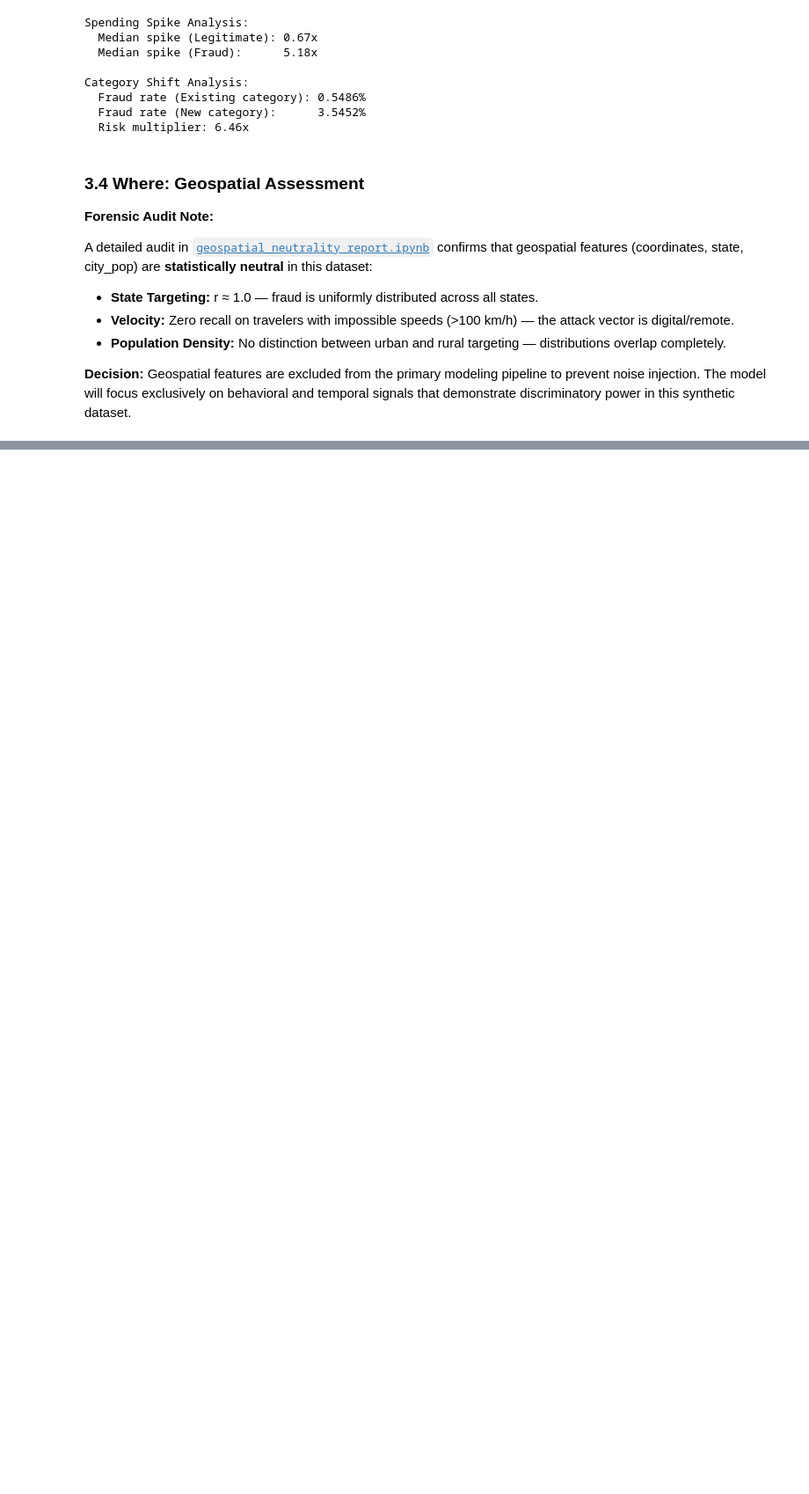
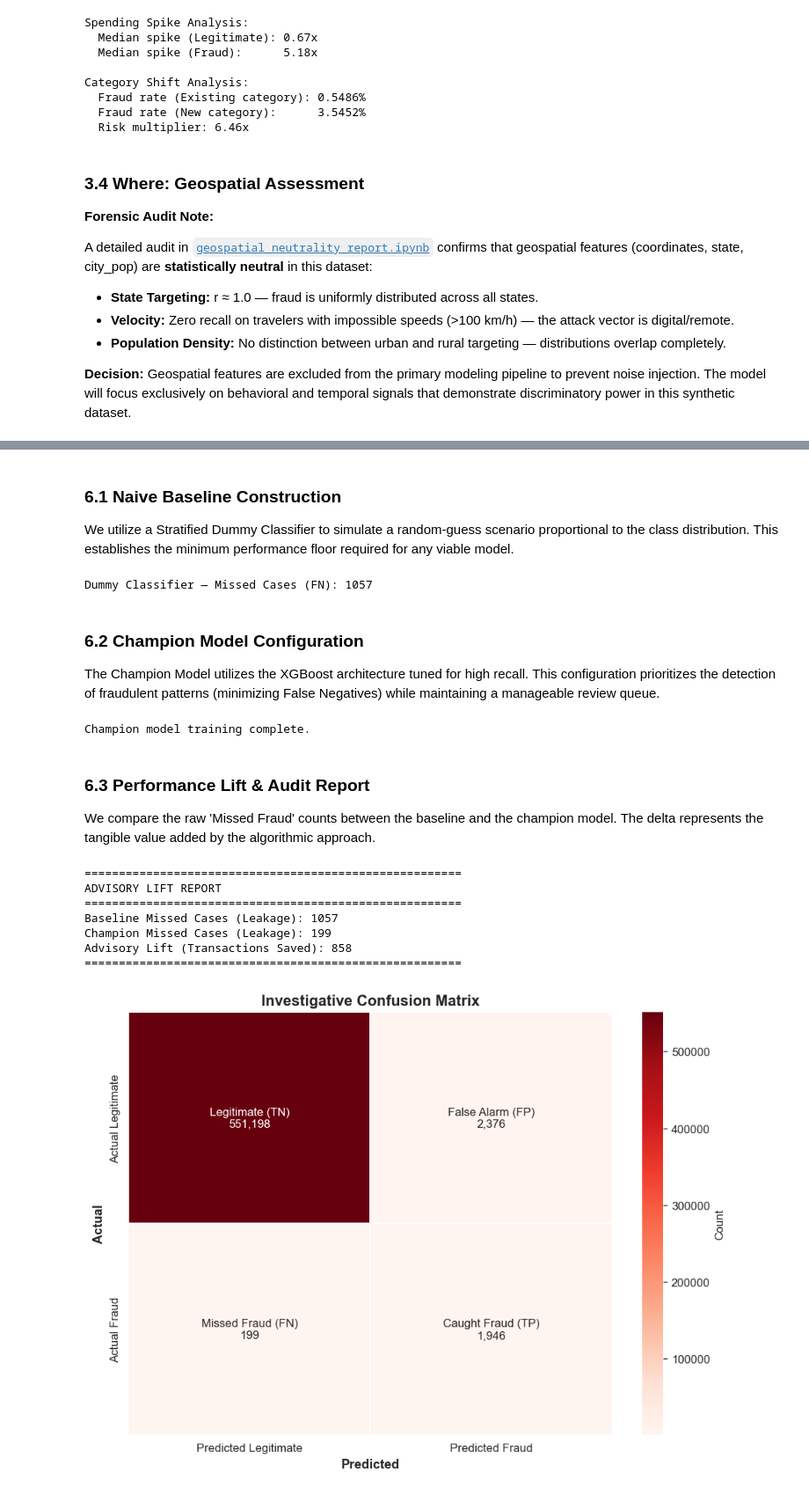
Before and after one commit to MachineheadLearning/fraud-forensics-pipeline, a Jupyter notebook: notebooks/analysis.ipynb, the cells around one changed output, grey strips where cells are left out. Shown at 88% size. Drawn from its saved outputs; the diff is of its cells as text; code cells hidden in the pictures; blank space fills up the shorter version.

```diff
--- a/notebooks/analysis.ipynb
+++ b/notebooks/analysis.ipynb
@@ -390,0 +534,79 @@ trans_date_trans_time    amt  spike_factor  is_new_category  trans_count_7d
+# %% [markdown]
+### 6.1 Naive Baseline Construction
+
+We utilize a Stratified Dummy Classifier to simulate a random-guess scenario proportional to the class distribution. This establishes the minimum performance floor required for any viable model.
+# %%
+dummy = DummyClassifier(strategy='stratified', random_state=42)
+dummy.fit(X_train_res, y_train_res)
+y_pred_dummy = dummy.predict(X_test)
+
+fn_dummy = int(confusion_matrix(y_test, y_pred_dummy).ravel()[2])
+print(f"Dummy Classifier — Missed Cases (FN): {fn_dummy}")
+# %% [output]
+Dummy Classifier — Missed Cases (FN): 1057
+# %% [markdown]
+### 6.2 Champion Model Configuration
+
+The Champion Model utilizes the XGBoost architecture tuned for high recall. This configuration prioritizes the detection of fraudulent patterns (minimizing False Negatives) while maintaining a manageable review queue.
+# %%
+champion_model = XGBClassifier(
+    objective='binary:logistic',
+    n_estimators=150,
+    learning_rate=0.1,
+    max_depth=6,
+    gamma=0.2,
+    random_state=42,
+    use_label_encoder=False,
+    n_jobs=5
+)
+champion_model.fit(X_train_res, y_train_res)
+y_pred_xgb = champion_model.predict(X_test)
+
+print("Champion model training complete.")
+# %% [output]
+Champion model training complete.
+# %% [markdown]
+### 6.3 Performance Lift & Audit Report
+
+We compare the raw 'Missed Fraud' counts between the baseline and the champion model. The delta represents the tangible value added by the algorithmic approach.
+# %%
+fn_xgb = int(confusion_matrix(y_test, y_pred_xgb).ravel()[2])
+
+print("=" * 55)
+print("ADVISORY LIFT REPORT")
+print("=" * 55)
+print(f"Baseline Missed Cases (Leakage): {fn_dummy}")
+print(f"Champion Missed Cases (Leakage): {fn_xgb}")
+print(f"Advisory Lift (Transactions Saved): {fn_dummy - fn_xgb}")
+print("=" * 55)
+
+# Investigative Confusion Matrix
+cm = confusion_matrix(y_test, y_pred_xgb)
+tn, fp, fn, tp = cm.ravel()
+
+labels = np.array([
+    [f'Legitimate (TN)\n{tn:,}', f'False Alarm (FP)\n{fp:,}'],
+    [f'Missed Fraud (FN)\n{fn:,}', f'Caught Fraud (TP)\n{tp:,}']
+])
+
+fig, ax = plt.subplots(figsize=(8, 6))
+sns.heatmap(
+    cm, annot=labels, fmt='', cmap='Reds',
+    xticklabels=['Predicted Legitimate', 'Predicted Fraud'],
+    yticklabels=['Actual Legitimate', 'Actual Fraud'],
+    linewidths=1, cbar_kws={'label': 'Count'}, ax=ax
+)
+ax.set_title('Investigative Confusion Matrix', fontsize=13, fontweight='bold')
+ax.set_xlabel('Predicted', fontsize=11, fontweight='bold')
+ax.set_ylabel('Actual', fontsize=11, fontweight='bold')
+plt.tight_layout()
+plt.show()
+# %% [output]
+=======================================================
+ADVISORY LIFT REPORT
+=======================================================
+Baseline Missed Cases (Leakage): 1057
+Champion Missed Cases (Leakage): 199
+Advisory Lift (Transactions Saved): 858
+=======================================================
+[figure, added]
```
Also changed, not shown: parts of 35 cells of this notebook, 1 other file.
